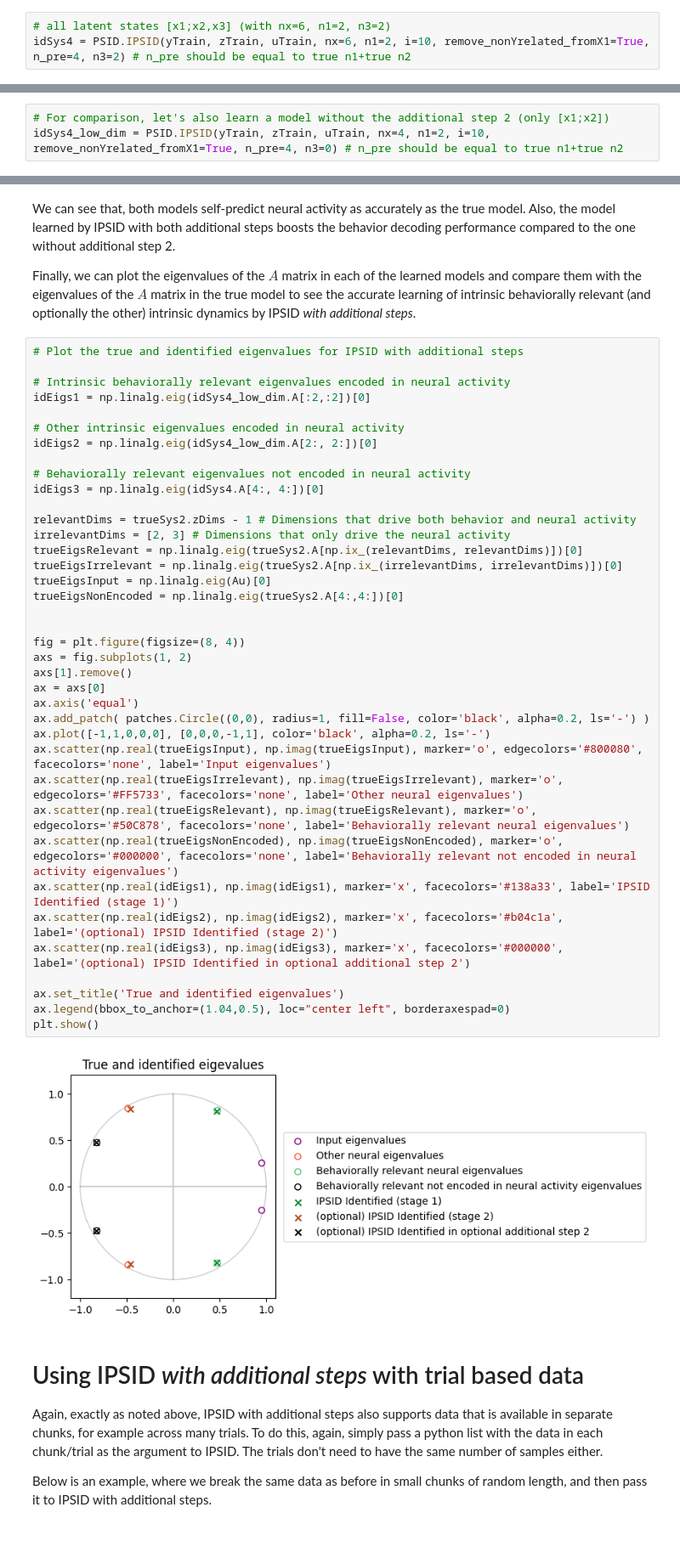
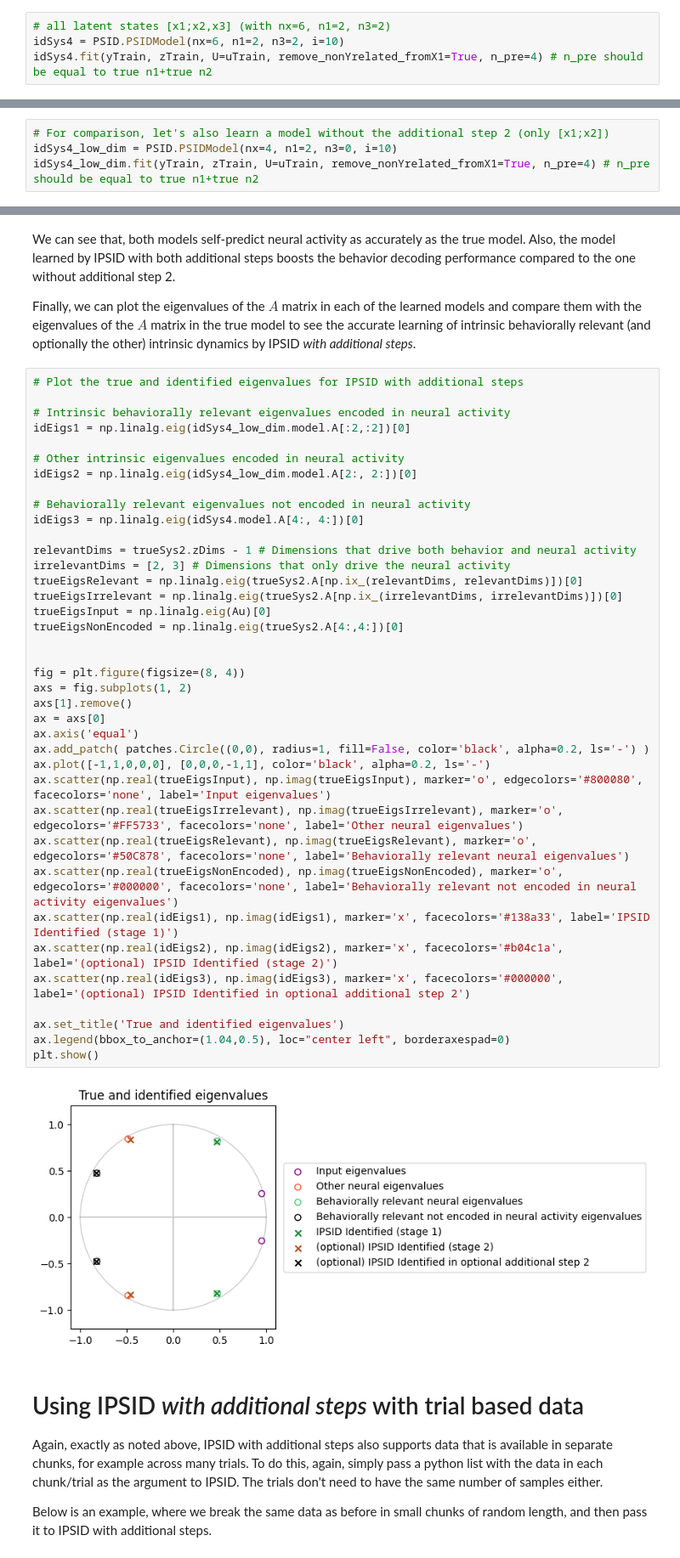
Before and after one commit to ShanechiLab/PyPSID, a Jupyter notebook: source/PSID/example/IPSID_tutorial.ipynb, the cells around one changed output, grey strips where cells are left out. Shown at 85% size. Cells and saved outputs as stored; diff of their text form.

```diff
--- a/source/PSID/example/IPSID_tutorial.ipynb
+++ b/source/PSID/example/IPSID_tutorial.ipynb
@@ -495,12 +507,14 @@ We will then plot the learned models' eigenvalues (the eigenvalues of the $A$ ma
 First let's learn a model that includes all three type of states $x_k^{(1)}$, $x_k^{(2)}$, $x_k^{(3)}$. To do so, we pass the arguments `nx=6`, `n1=2`, `n3=2`, `remove_nonYrelated_fromX1=True`, and `n_pre=4`. `n_pre` should be equal to the total number of dimensions driving neural activity $y_k$ (which in this example is dim($x_k^{(1)}$)+dim($x_k^{(2)}$) = 2 + 2 = 4).
 # %%
 # all latent states [x1;x2,x3] (with nx=6, n1=2, n3=2)
-idSys4 = PSID.IPSID(yTrain, zTrain, uTrain, nx=6, n1=2, i=10, remove_nonYrelated_fromX1=True, n_pre=4, n3=2) # n_pre should be equal to true n1+true n2
+idSys4 = PSID.PSIDModel(nx=6, n1=2, n3=2, i=10)
+idSys4.fit(yTrain, zTrain, U=uTrain, remove_nonYrelated_fromX1=True, n_pre=4) # n_pre should be equal to true n1+true n2
 # %% [markdown]
 Next, we only use the *first additional step* and exclude *additional step 2* (which means excluding $x_k^{(3)}$). To do so, we pass the arguments `nx=4`, `n1=2`, `n3=0`, `remove_nonYrelated_fromX1=True`, and `n_pre=4`.
 # %%
 # For comparison, let's also learn a model without the additional step 2 (only [x1;x2])
-idSys4_low_dim = PSID.IPSID(yTrain, zTrain, uTrain, nx=4, n1=2, i=10, remove_nonYrelated_fromX1=True, n_pre=4, n3=0) # n_pre should be equal to true n1+true n2
+idSys4_low_dim = PSID.PSIDModel(nx=4, n1=2, n3=0, i=10)
+idSys4_low_dim.fit(yTrain, zTrain, U=uTrain, remove_nonYrelated_fromX1=True, n_pre=4) # n_pre should be equal to true n1+true n2
 # %% [markdown]
 We now perform inference using both learned models and compare to the ideal performance obtained by using the know true model.
 # %%
@@ -535,42 +549,42 @@ Finally, we can plot the eigenvalues of the $A$ matrix in each of the learned mo
 # Plot the true and identified eigenvalues for IPSID with additional steps
 
 # Intrinsic behaviorally relevant eigenvalues encoded in neural activity
-idEigs1 = np.linalg.eig(idSys4_low_dim.A[:2,:2])[0]
+idEigs1 = np.linalg.eig(idSys4_low_dim.model.A[:2,:2])[0]
 
 # Other intrinsic eigenvalues encoded in neural activity
-idEigs2 = np.linalg.eig(idSys4_low_dim.A[2:, 2:])[0]
+idEigs2 = np.linalg.eig(idSys4_low_dim.model.A[2:, 2:])[0]
 
 # Behaviorally relevant eigenvalues not encoded in neural activity
-idEigs3 = np.linalg.eig(idSys4.A[4:, 4:])[0]
+idEigs3 = np.linalg.eig(idSys4.model.A[4:, 4:])[0]
 
 relevantDims = trueSys2.zDims - 1 # Dimensions that drive both behavior and neural activity
 irrelevantDims = [2, 3] # Dimensions that only drive the neural activity
 trueEigsRelevant = np.linalg.eig(trueSys2.A[np.ix_(relevantDims, relevantDims)])[0]
 trueEigsIrrelevant = np.linalg.eig(trueSys2.A[np.ix_(irrelevantDims, irrelevantDims)])[0]
 trueEigsInput = np.linalg.eig(Au)[0]
 trueEigsNonEncoded = np.linalg.eig(trueSys2.A[4:,4:])[0]
 
 
 fig = plt.figure(figsize=(8, 4))
 axs = fig.subplots(1, 2)
 axs[1].remove()
 ax = axs[0]
 ax.axis('equal')
 ax.add_patch( patches.Circle((0,0), radius=1, fill=False, color='black', alpha=0.2, ls='-') )
 ax.plot([-1,1,0,0,0], [0,0,0,-1,1], color='black', alpha=0.2, ls='-')
 ax.scatter(np.real(trueEigsInput), np.imag(trueEigsInput), marker='o', edgecolors='#800080', facecolors='none', label='Input eigenvalues')
 ax.scatter(np.real(trueEigsIrrelevant), np.imag(trueEigsIrrelevant), marker='o', edgecolors='#FF5733', facecolors='none', label='Other neural eigenvalues')
 ax.scatter(np.real(trueEigsRelevant), np.imag(trueEigsRelevant), marker='o', edgecolors='#50C878', facecolors='none', label='Behaviorally relevant neural eigenvalues')
 ax.scatter(np.real(trueEigsNonEncoded), np.imag(trueEigsNonEncoded), marker='o', edgecolors='#000000', facecolors='none', label='Behaviorally relevant not encoded in neural activity eigenvalues')
 ax.scatter(np.real(idEigs1), np.imag(idEigs1), marker='x', facecolors='#138a33', label='IPSID Identified (stage 1)')
 ax.scatter(np.real(idEigs2), np.imag(idEigs2), marker='x', facecolors='#b04c1a', label='(optional) IPSID Identified (stage 2)')
 ax.scatter(np.real(idEigs3), np.imag(idEigs3), marker='x', facecolors='#000000', label='(optional) IPSID Identified in optional additional step 2')
 
 ax.set_title('True and identified eigenvalues')
 ax.legend(bbox_to_anchor=(1.04,0.5), loc="center left", borderaxespad=0)
 plt.show()
 # %% [output]
-[figure, old version]
+[figure, new version]
 # %% [markdown]
 # Using IPSID *with additional steps* with trial based data
 Again, exactly as noted above, IPSID with additional steps also supports data that is available in separate chunks, for example across many trials. To do this, again, simply pass a python list with the data in each chunk/trial as the argument to IPSID. The trials don't need to have the same number of samples either.
```
Also changed, not shown: parts of 9 cells of this notebook, 3 other files.
